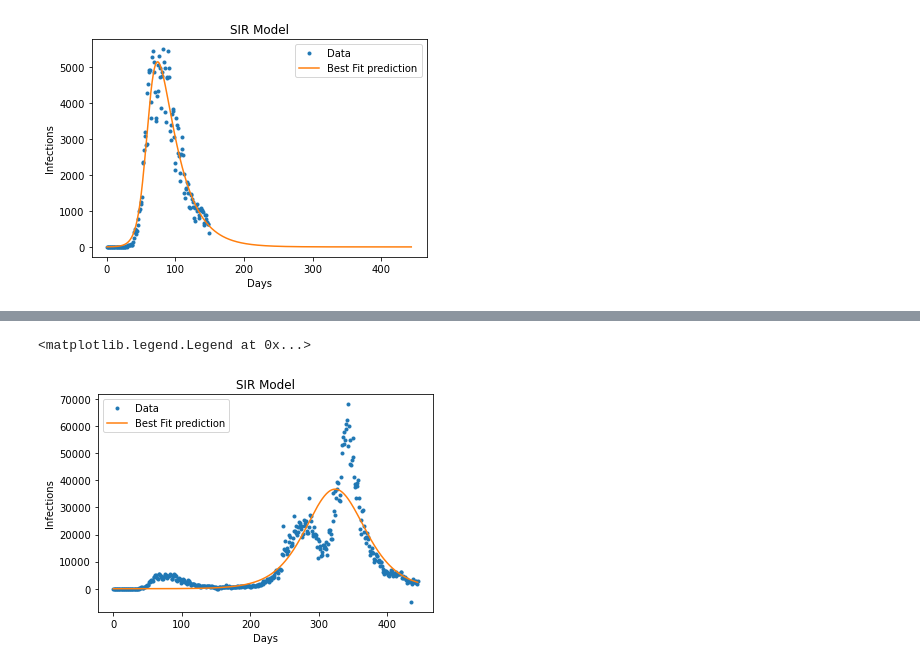
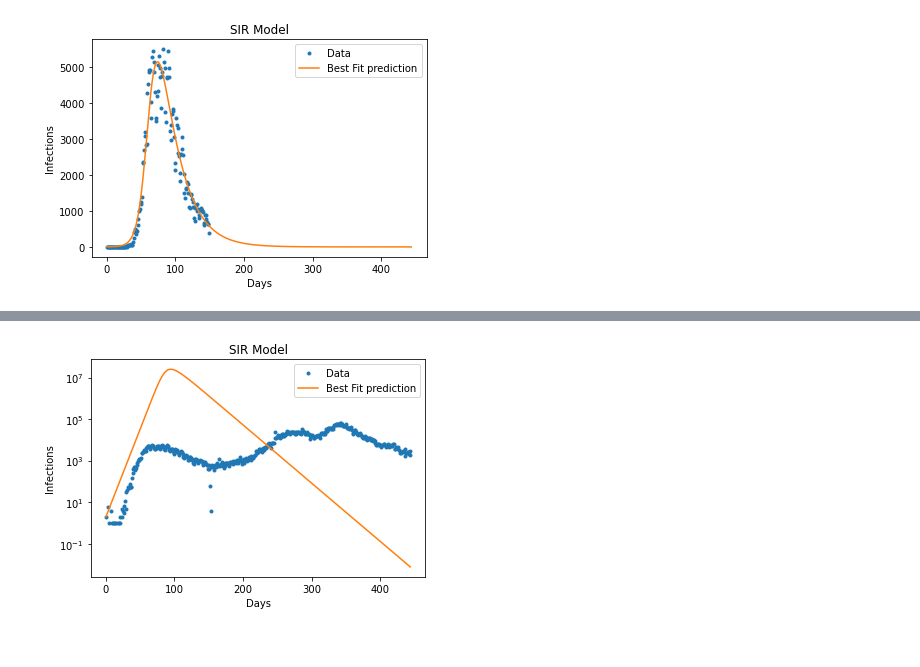
Before and after one commit to Pablo-Lemos/covid_mcmc, a Jupyter notebook: notebooks/plot_chains.ipynb, the cells around one changed output, grey strips where cells are left out. Saved outputs shown, nothing was run; the diff lists cells and outputs as text; code cells hidden in the pictures.

```diff
--- a/notebooks/plot_chains.ipynb
+++ b/notebooks/plot_chains.ipynb
@@ -131,10 +149,15 @@ WARNING:root:fine_bins_2D not large enough for optimal density
 # %%
+'''
 bestfit = gdsamples.getParamBestFitDict(best_sample=True)
 beta_bf = bestfit['beta']
 gamma_bf = bestfit['gamma']
 gammap_bf = bestfit['gammap']
 q_bf = bestfit['q']
-qp_bf = bestfit['qp']
+'''
+beta_bf = 0.265963
+gamma_bf = 1/14
+gammap_bf = 0
+q_bf = 0.
 
 I_data, i_firstcase = read_data('../data/time_series_covid19_confirmed_global.csv')
 I_data = I_data[i_firstcase:]
@@ -148,16 +171,16 @@ I0, Q0, R0 = I_data[0], 0, 0
 # Everyone else, S0, is susceptible to infection initially.
 S0 = N - I0 - R0
 
-_, I_theory, _, _= integrate_SIR(S0, I0, Q0, R0, ndays, beta_bf, gamma_bf, 0, 0, gammap_bf, q_bf, qp_bf)
+_, I_theory, _, _= integrate_SIR(S0, I0, Q0, R0, ndays, beta_bf, gamma_bf, 0, 0, gammap_bf, q_bf)
 # %%
 fig = plt.figure()
-plt.plot(I_data, '.', label = 'Data')
-plt.plot(I_theory, label = 'Best Fit prediction')
+plt.plot(I_data[:], '.', label = 'Data')
+plt.plot(I_theory[:], label = 'Best Fit prediction')
 plt.xlabel('Days')
 plt.ylabel('Infections')
 plt.title('SIR Model')
-#plt.yscale('log')
+plt.yscale('log')
 plt.legend()
+plt.savefig('/Users/Pablo/Desktop/model0.pdf')
 # %% [output]
-<matplotlib.legend.Legend at 0x...>
-[figure, old version]
+[figure, new version]
```
Also changed, not shown: parts of 16 cells of this notebook, 3 other files.
